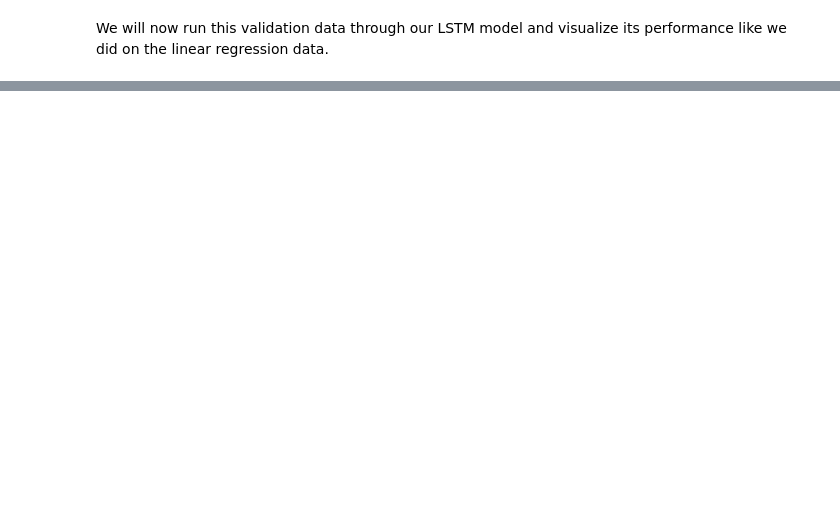
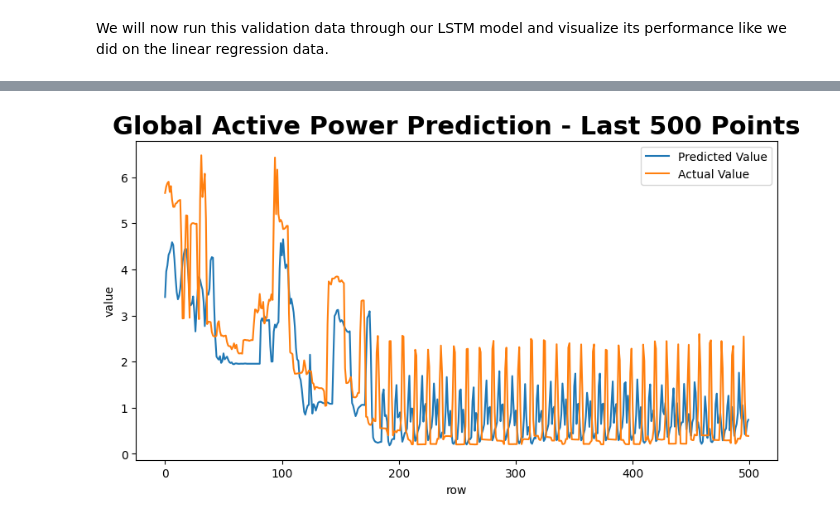
Before and after one commit to YatharthVardan-SanDiego/IOT-LSTM, a Jupyter notebook: LSTM Regression Assignment.ipynb, the cells around one changed output, grey strips where cells are left out. Cells and saved outputs as stored; diff of their text form; code cells hidden in the pictures; blank space fills up the shorter version.

```diff
--- a/LSTM Regression Assignment.ipynb
+++ b/LSTM Regression Assignment.ipynb
@@ -290,14 +297,20 @@ val_arrays = []
 val_labs = []
 
 #create list of GAP readings starting with a minimum of two readings
+for i in range(len(val_df) - seq_length - ph):
+    # Input: sequence of GAP measurements from index i to i+seq_length
+    val = val_df[feat_cols].values[i : i + seq_length]
+    val_arrays.append(val)
 
-
-# use the pad_sequences function on your input sequences
-# remember that we will later want our datatype to be np.float32
-val_arrays =
-
-#convert labels to numpy arrays and floats to appease keras/tensorflow
-val_labs = np.array(val_labs, dtype = object).astype(np.float32)
+    # Output: GAP measurement at the predictive horizon (seq_length + ph steps from start)
+    label = val_df['Global_active_power'].values[i + seq_length + ph - 1]
+    val_labs.append(label)
+# %%
+# use the pad_sequences function on your input sequences
+# remember that we will later want our datatype to be np.float32
+val_arrays = pad_sequences(val_arrays)
+#convert labels to numpy arrays and floats to appease keras/tensorflow
+val_labs = np.array(val_labs, dtype = object).astype(np.float32)
 # %% [markdown]
 We will now run this validation data through our LSTM model and visualize its performance like we did on the linear regression data.
 # %%
@@ -347,3 +457,24 @@ A:
 # %%
 # show me how one or two of your different models perform
 # using the code from the "Validating our model" section above
+scores_test = model.evaluate(val_arrays, val_labs, verbose=2)
+print('\nMSE: {}'.format(scores_test[1]))
+
+y_pred_test = model.predict(val_arrays)
+y_true_test = val_labs
+
+test_set = pd.DataFrame(y_pred_test)
+test_set.to_csv('submit_test.csv', index = None)
+
+# Plot the predicted data vs. the actual data
+# we will limit our plot to the first 500 predictions for better visualization
+fig_verify = plt.figure(figsize=(10, 5))
+plt.plot(y_pred_test[-500:], label = 'Predicted Value')
+plt.plot(y_true_test[-500:], label = 'Actual Value')
+plt.title('Global Active Power Prediction - Last 500 Points', fontsize=22, fontweight='bold')
+plt.ylabel('value')
+plt.xlabel('row')
+plt.legend()
+plt.show()
+fig_verify.savefig("model_regression_verify.png")
+# %% [output]
@@ -350,3 +485,4 @@ A:
+[figure, added]
 # %% [markdown]
 **Q: How did your model changes affect performance on the validation data? Why do you think they were/were not effective? If you were trying to optimize for production, what would you try next?**
 
```
Also changed, not shown: parts of 13 cells of this notebook, 4 other files.
